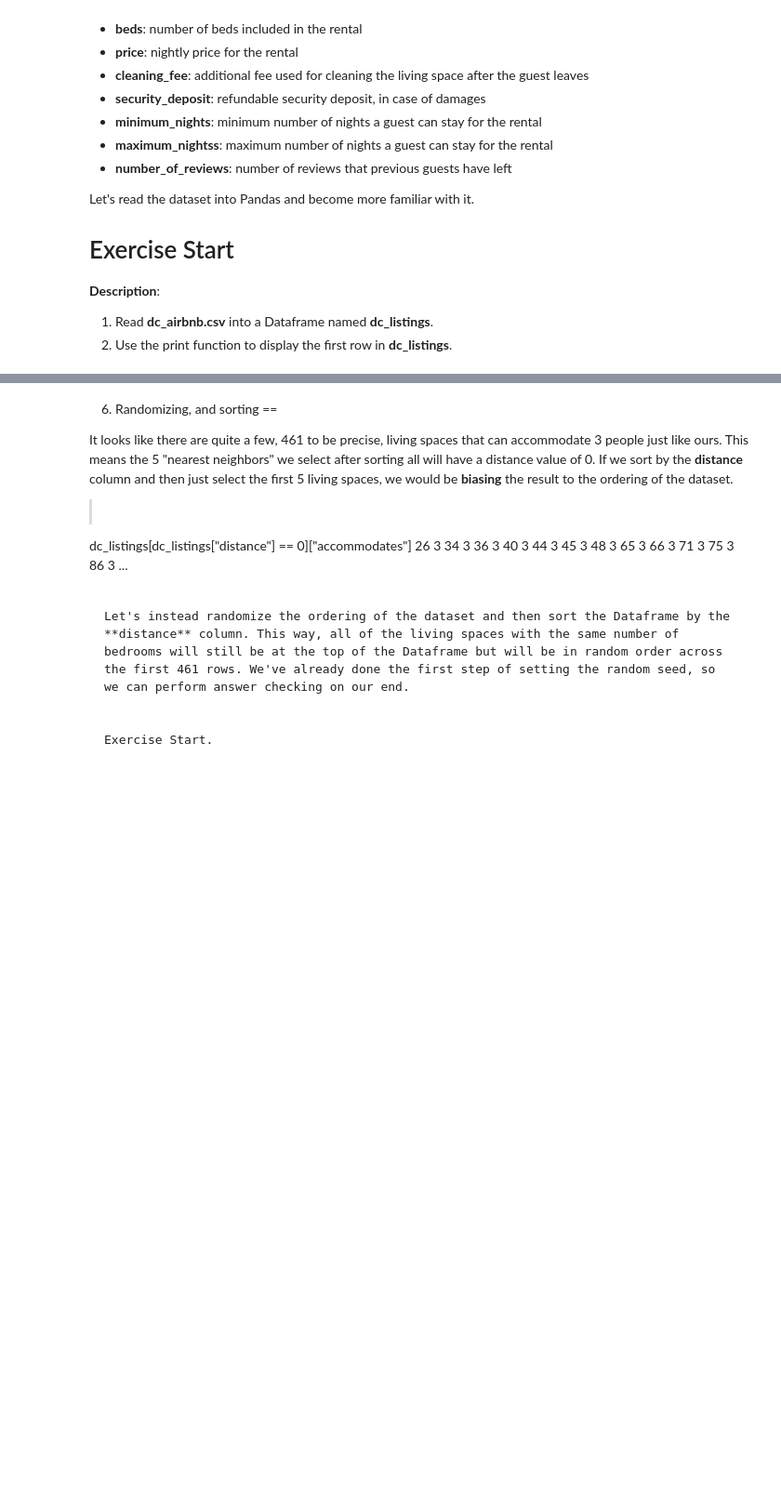
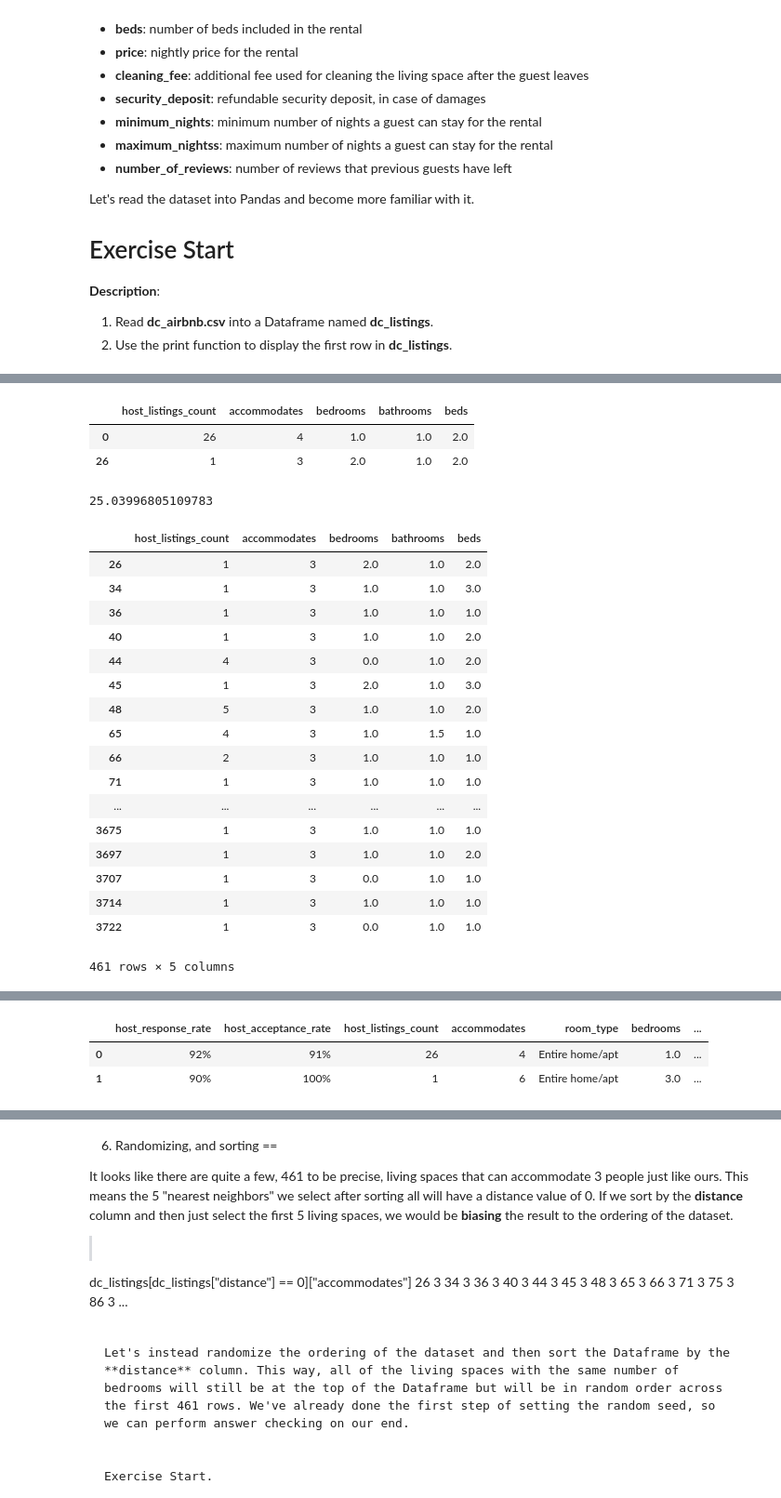
Before and after one commit to AndressaStefany/opendatanatal2018, a Jupyter notebook: #01 - Introduction to K-Nearest Neighbors.ipynb, the cells around one changed output, grey strips where cells are left out. Shown at 93% size. Cells and saved outputs as stored; diff of their text form; code cells hidden in the pictures; blank space fills up the shorter version.

```diff
--- a/#01 - Introduction to K-Nearest Neighbors.ipynb
+++ b/#01 - Introduction to K-Nearest Neighbors.ipynb
@@ -113,3 +175,5 @@ Exercise Start.
 2. Assign the result to **first_distance** and display the value using the **print** function.
 # %%
 # put your code here
+columns = ["host_listings_count", "accommodates", "bedrooms", "bathrooms", "beds"]
+aux = dc_listings[columns]
@@ -116,3 +189,40 @@ Exercise Start.
+# %%
+# localização
+aux.loc[[0,26]]
+# %% [output]
+|  | host_listings_count | accommodates | bedrooms | bathrooms | beds |
+| 0 | 26 | 4 | 1.0 | 1.0 | 2.0 |
+| 26 | 1 | 3 | 2.0 | 1.0 | 2.0 |
+# %%
+import numpy as np
+
+# Distância Euclidiana
+np.sqrt(((aux.loc[0] - aux.loc[26])**2).sum())
+# %% [output]
+25.03996805109783
+# %%
+# procurando onde é igual a 3
+# aux.accomadates == 3 -> retorna True or False
+aux[aux.accommodates == 3]
+# %% [output]
+|  | host_listings_count | accommodates | bedrooms | bathrooms | beds |
+| 26 | 1 | 3 | 2.0 | 1.0 | 2.0 |
+| 34 | 1 | 3 | 1.0 | 1.0 | 3.0 |
+| 36 | 1 | 3 | 1.0 | 1.0 | 1.0 |
+| 40 | 1 | 3 | 1.0 | 1.0 | 2.0 |
+| 44 | 4 | 3 | 0.0 | 1.0 | 2.0 |
+| 45 | 1 | 3 | 2.0 | 1.0 | 3.0 |
+| 48 | 5 | 3 | 1.0 | 1.0 | 2.0 |
+| 65 | 4 | 3 | 1.0 | 1.5 | 1.0 |
+| 66 | 2 | 3 | 1.0 | 1.0 | 1.0 |
+| 71 | 1 | 3 | 1.0 | 1.0 | 1.0 |
+| ... | ... | ... | ... | ... | ... |
+| 3675 | 1 | 3 | 1.0 | 1.0 | 1.0 |
+| 3697 | 1 | 3 | 1.0 | 1.0 | 2.0 |
+| 3707 | 1 | 3 | 0.0 | 1.0 | 1.0 |
+| 3714 | 1 | 3 | 1.0 | 1.0 | 1.0 |
+| 3722 | 1 | 3 | 0.0 | 1.0 | 1.0 |
+461 rows × 5 columns
 # %% [markdown]
 5. Calculate distance for all observations
 ==
@@ -141,0 +250,6 @@ Exercise Start.
+# %%
+dc_listings.head(2)
+# %% [output]
+|  | host_response_rate | host_acceptance_rate | host_listings_count | accommodates | room_type | bedrooms | ... |
+| 0 | 92% | 91% | 26 | 4 | Entire home/apt | 1.0 | ... |
+| 1 | 90% | 100% | 1 | 6 | Entire home/apt | 3.0 | ... |
```
Also changed, not shown: parts of 22 cells of this notebook.
